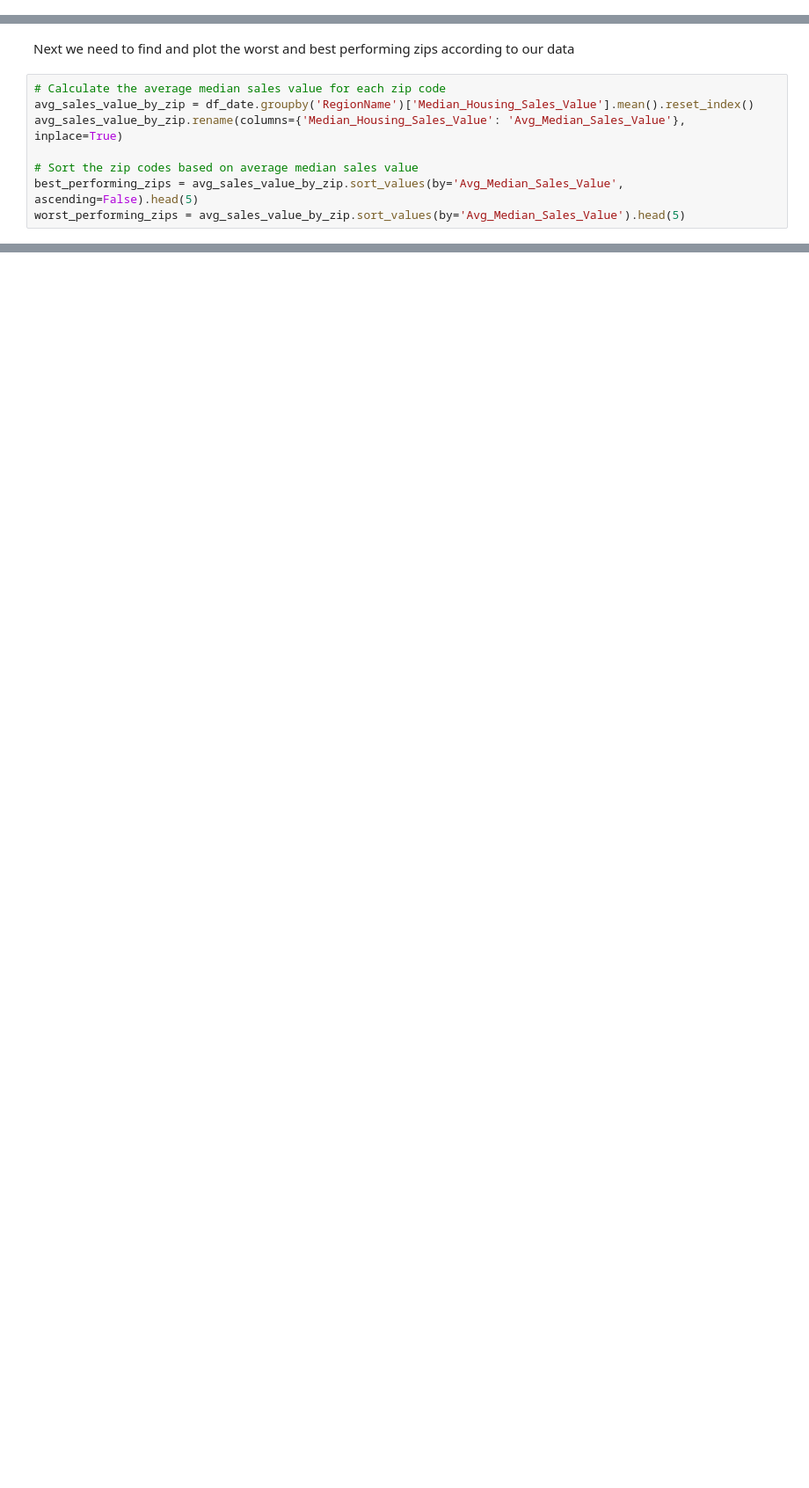
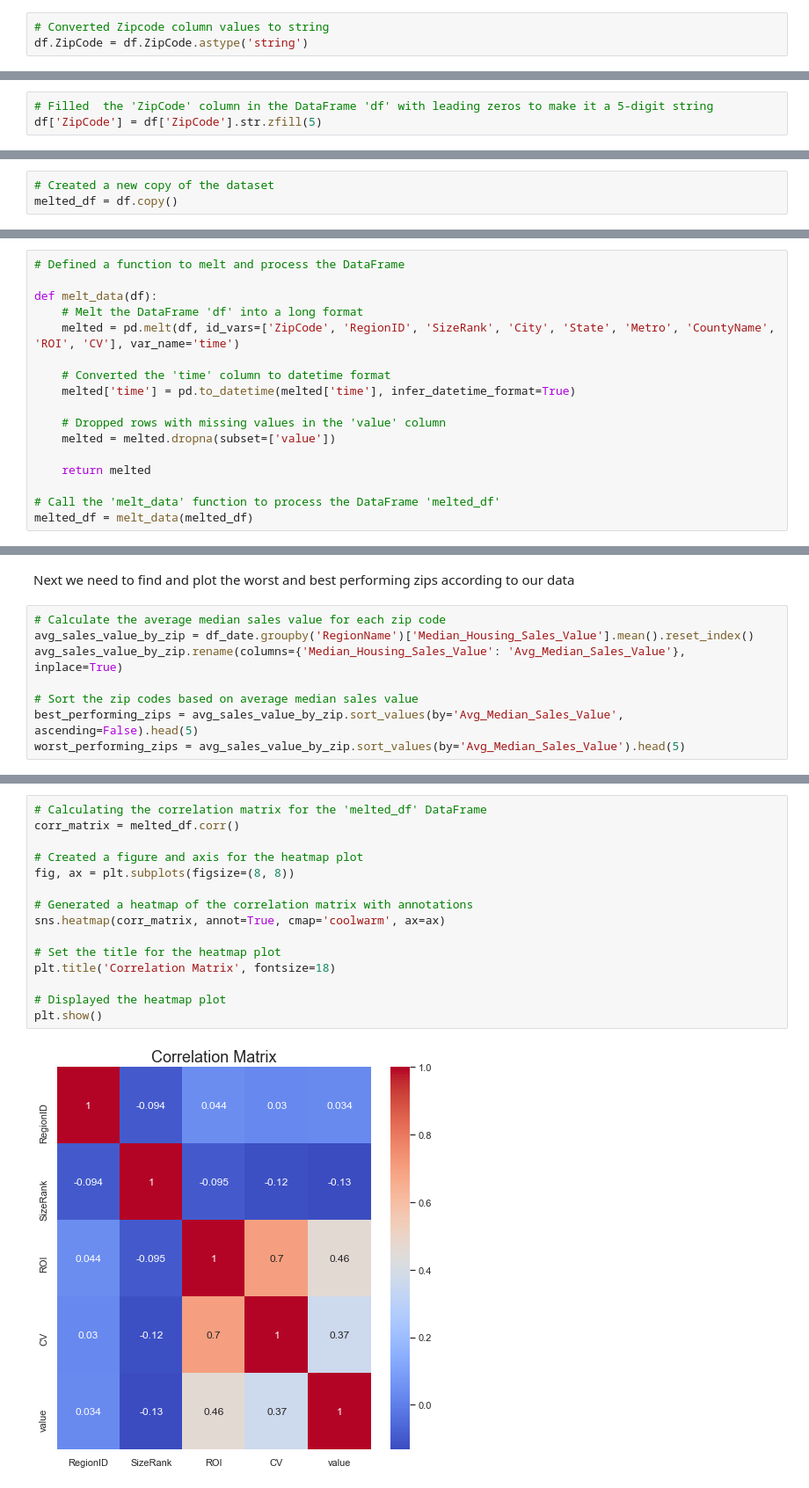
Before and after one commit to FrankOyugi/Phase-4-Project, a Jupyter notebook: index.ipynb, the cells around one changed output, grey strips where cells are left out. Shown at 88% size. Saved outputs shown, nothing was run; the diff lists cells and outputs as text; blank space fills up the shorter version.

```diff
--- a/index.ipynb
+++ b/index.ipynb
@@ -178,0 +316,3 @@ df_date
+# %%
+# Converted Zipcode column values to string
+df.ZipCode = df.ZipCode.astype('string')
@@ -178,0 +324,3 @@ df_date
+# %%
+# Filled  the 'ZipCode' column in the DataFrame 'df' with leading zeros to make it a 5-digit string
+df['ZipCode'] = df['ZipCode'].str.zfill(5)
@@ -180,3 +364,6 @@ df_date
 # EXPLORATORY DATA ANALYSIS
 
 Now what's left to do is to visually analyze our data. This will help us gain an even deeper understanding of our data before modelling.
+# %%
+# Created a new copy of the dataset
+melted_df = df.copy()
@@ -182,0 +372,17 @@ Now what's left to do is to visually analyze our data. This will help us gain an
+# %%
+# Defined a function to melt and process the DataFrame
+
+def melt_data(df):
+    # Melt the DataFrame 'df' into a long format
+    melted = pd.melt(df, id_vars=['ZipCode', 'RegionID', 'SizeRank', 'City', 'State', 'Metro', 'CountyName', 'ROI', 'CV'], var_name='time')
+
+    # Converted the 'time' column to datetime format
+    melted['time'] = pd.to_datetime(melted['time'], infer_datetime_format=True)
+
+    # Dropped rows with missing values in the 'value' column
+    melted = melted.dropna(subset=['value'])
+
+    return melted
+
+# Call the 'melt_data' function to process the DataFrame 'melted_df'
+melted_df = melt_data(melted_df)
@@ -259,0 +503,17 @@ plt.show()
+# %%
+# Calculating the correlation matrix for the 'melted_df' DataFrame
+corr_matrix = melted_df.corr()
+
+# Created a figure and axis for the heatmap plot
+fig, ax = plt.subplots(figsize=(8, 8))
+
+# Generated a heatmap of the correlation matrix with annotations
+sns.heatmap(corr_matrix, annot=True, cmap='coolwarm', ax=ax)
+
+# Set the title for the heatmap plot
+plt.title('Correlation Matrix', fontsize=18)
+
+# Displayed the heatmap plot
+plt.show()
+# %% [output]
+[figure, added]
```
Also changed, not shown: parts of 50 cells of this notebook.
